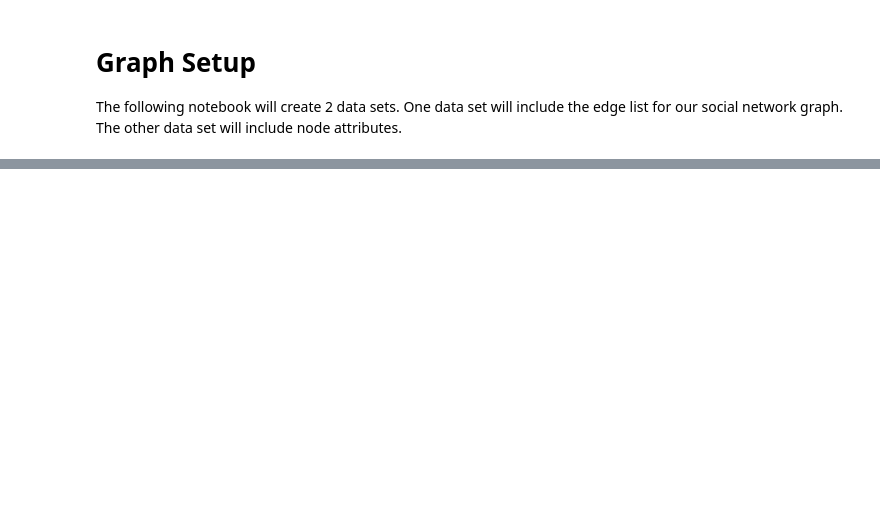
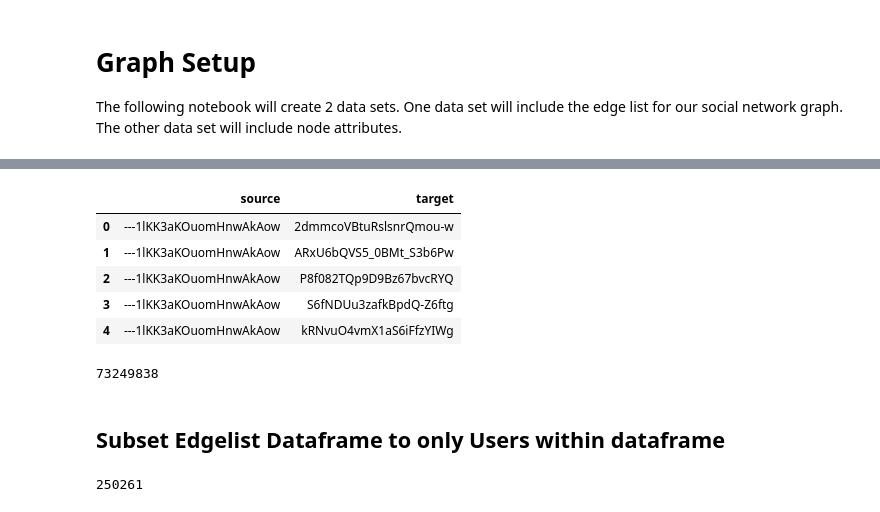
Before and after one commit to aquagz5/Social_Networking_Project, a Jupyter notebook: Graph-Setup.ipynb, the cells around one changed output, grey strips where cells are left out. Drawn from its saved outputs; the diff is of its cells as text; code cells hidden in the pictures; blank space fills up the shorter version.

```diff
--- a/Graph-Setup.ipynb
+++ b/Graph-Setup.ipynb
@@ -103,0 +38,34 @@ edgelist_df.write.csv(f'{proj_directory}/edgelist.csv', header=True)
+# %%
+edgelist_df = user.select(user.user_id, explode(user.friends).alias('friend_id'))
+edgelist_df = edgelist_df.filter((edgelist_df.user_id != '') & (edgelist_df.friend_id != ''))
+edgelist_df = edgelist_df.dropDuplicates(['user_id', 'friend_id'])
+edgelist_df = edgelist_df.withColumnRenamed("user_id", "source") \
+                         .withColumnRenamed("friend_id", "target").cache()
+
+# Sort the values of "source" and "target" columns within an array
+sorted_values = sort_array(array([col("source"), col("target")]))
+
+# Concatenate the sorted values with "_" delimiter to create a new column "sorted_pair"
+edgelist_df = edgelist_df.withColumn("sorted_pair", concat_ws("_", sorted_values))
+
+# Drop duplicates based on the sorted source and target IDs
+edgelist_df = edgelist_df.dropDuplicates(["sorted_pair"])
+
+# Drop the temporary "sorted_pair" column
+edgelist_df = edgelist_df.drop("sorted_pair")
+# %%
+edgelist_df.limit(5).toPandas()
+# %% [output]
+|  | source | target |
+| 0 | ---1lKK3aKOuomHnwAkAow | 2dmmcoVBtuRslsnrQmou-w |
+| 1 | ---1lKK3aKOuomHnwAkAow | ARxU6bQVS5_0BMt_S3b6Pw |
+| 2 | ---1lKK3aKOuomHnwAkAow | P8f082TQp9D9Bz67bvcRYQ |
+| 3 | ---1lKK3aKOuomHnwAkAow | S6fNDUu3zafkBpdQ-Z6ftg |
+| 4 | ---1lKK3aKOuomHnwAkAow | kRNvuO4vmX1aS6iFfzYIWg |
+# %%
+#Need to subset this still
+edgelist_df.count()
+# %% [output]
+73249838
+# %% [markdown]
+## Subset Edgelist Dataframe to only Users within dataframe
@@ -103,0 +76,4 @@ edgelist_df.write.csv(f'{proj_directory}/edgelist.csv', header=True)
+# %%
+broadcast_user_to_keep_array.count()
+# %% [output]
+250261
```
Also changed, not shown: parts of 37 cells of this notebook, 3 other files.
